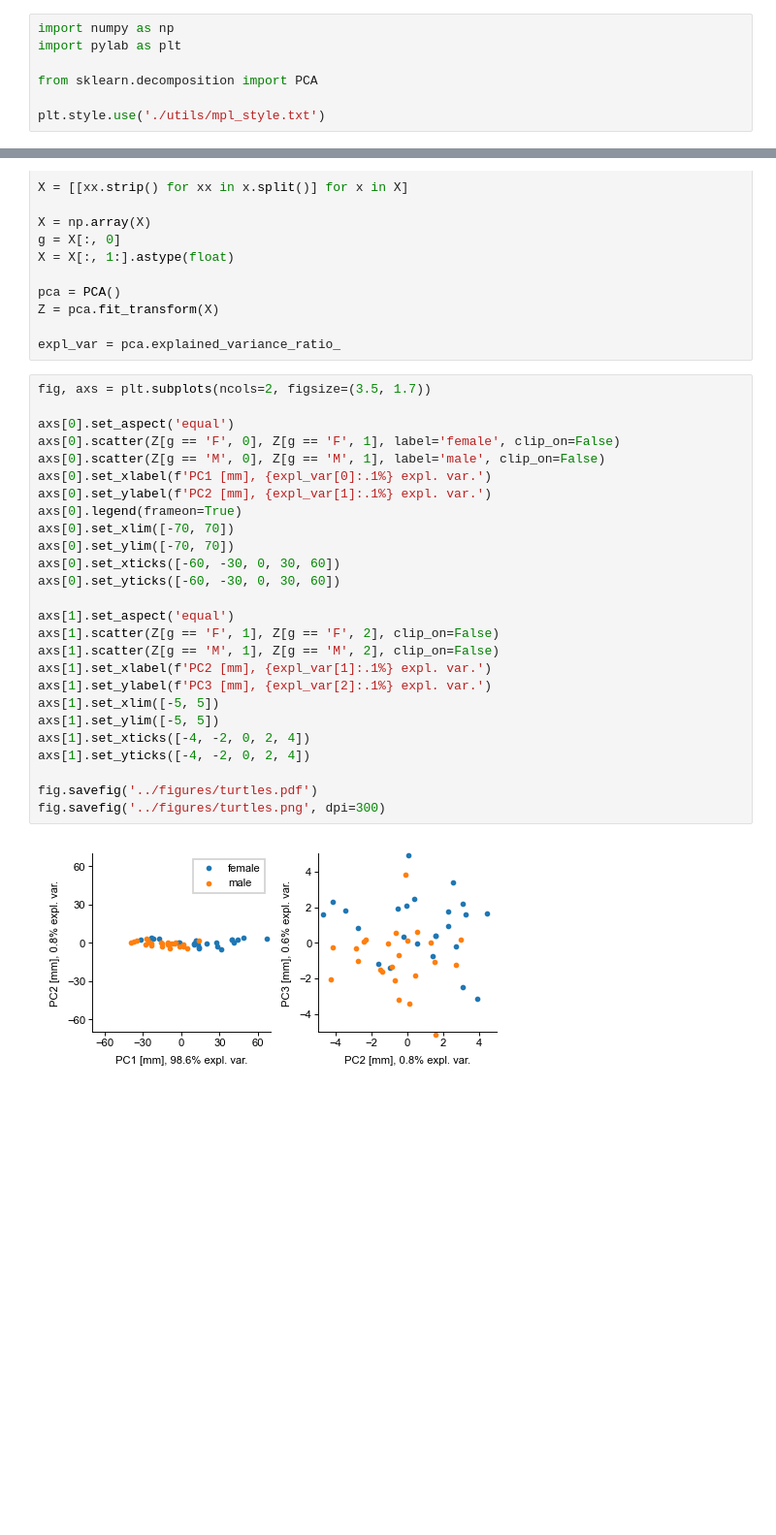
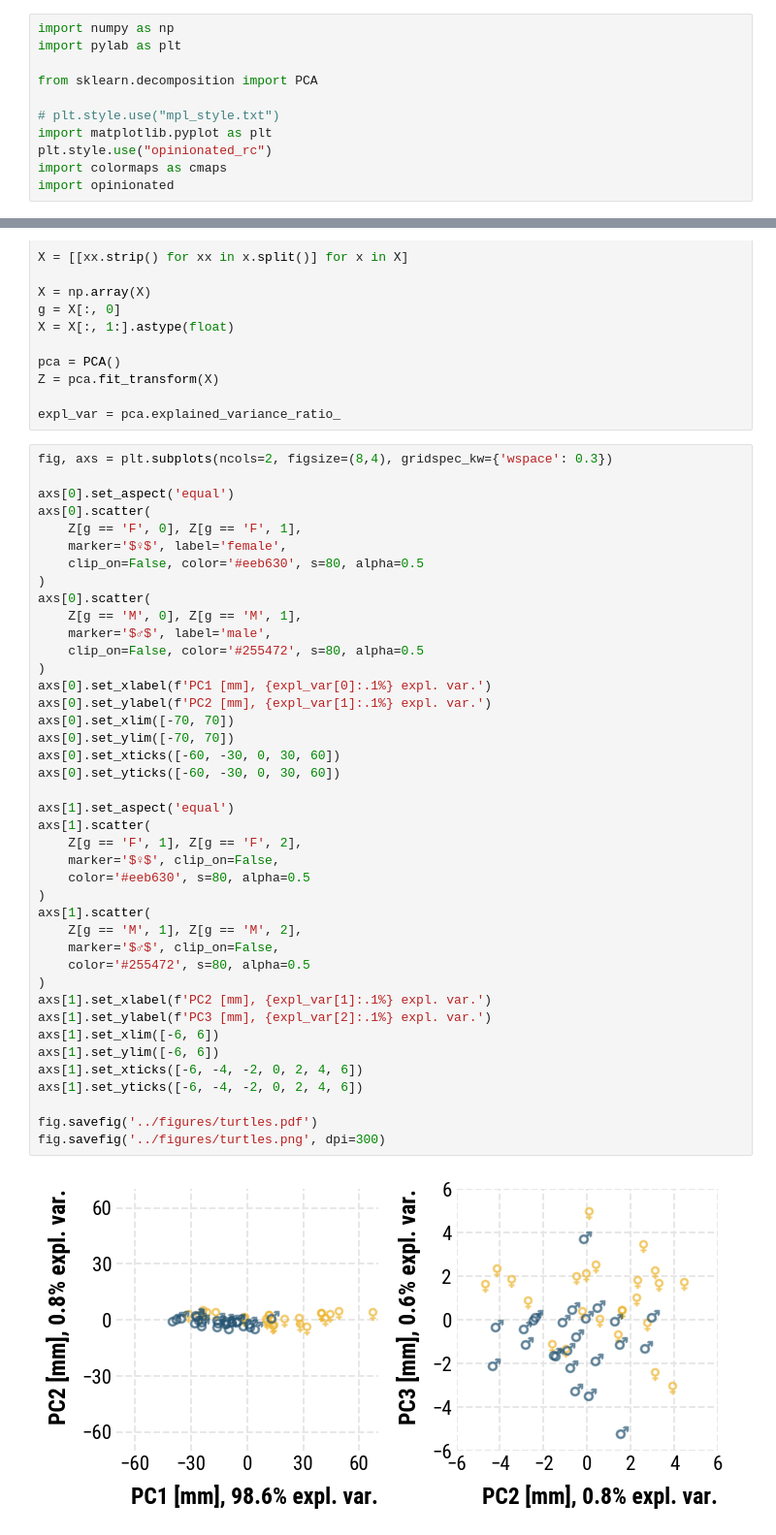
Before and after one commit to dkobak/low-dim-embeddings-review, a Jupyter notebook: code/turtles.ipynb, the cells around one changed output, grey strips where cells are left out. Shown at 97% size. Drawn from its saved outputs; the diff is of its cells as text; blank space fills up the shorter version.

Commit message:
Updated turtle-graphics

```diff
--- a/code/turtles.ipynb
+++ b/code/turtles.ipynb
@@ -7,7 +7,11 @@ import pylab as plt
 
 from sklearn.decomposition import PCA
 
-plt.style.use('./utils/mpl_style.txt')
+# plt.style.use("mpl_style.txt")
+import matplotlib.pyplot as plt
+plt.style.use("opinionated_rc")
+import colormaps as cmaps
+import opinionated
 # %%
 X = '''F     98    81     38
   F    103    84     38
@@ -69,30 +73,45 @@ Z = pca.fit_transform(X)
 
 expl_var = pca.explained_variance_ratio_
 # %%
-fig, axs = plt.subplots(ncols=2, figsize=(3.5, 1.7))
+fig, axs = plt.subplots(ncols=2, figsize=(8,4), gridspec_kw={'wspace': 0.3})
 
 axs[0].set_aspect('equal')
-axs[0].scatter(Z[g == 'F', 0], Z[g == 'F', 1], label='female', clip_on=False)
-axs[0].scatter(Z[g == 'M', 0], Z[g == 'M', 1], label='male', clip_on=False)
+axs[0].scatter(
+    Z[g == 'F', 0], Z[g == 'F', 1],
+    marker='$♀$', label='female',
+    clip_on=False, color='#eeb630', s=80, alpha=0.5
+)
+axs[0].scatter(
+    Z[g == 'M', 0], Z[g == 'M', 1],
+    marker='$♂$', label='male',
+    clip_on=False, color='#255472', s=80, alpha=0.5
+)
 axs[0].set_xlabel(f'PC1 [mm], {expl_var[0]:.1%} expl. var.')
 axs[0].set_ylabel(f'PC2 [mm], {expl_var[1]:.1%} expl. var.')
-axs[0].legend(frameon=True)
 axs[0].set_xlim([-70, 70])
 axs[0].set_ylim([-70, 70])
 axs[0].set_xticks([-60, -30, 0, 30, 60])
 axs[0].set_yticks([-60, -30, 0, 30, 60])
 
 axs[1].set_aspect('equal')
-axs[1].scatter(Z[g == 'F', 1], Z[g == 'F', 2], clip_on=False)
-axs[1].scatter(Z[g == 'M', 1], Z[g == 'M', 2], clip_on=False)
+axs[1].scatter(
+    Z[g == 'F', 1], Z[g == 'F', 2],
+    marker='$♀$', clip_on=False,
+    color='#eeb630', s=80, alpha=0.5
+)
+axs[1].scatter(
+    Z[g == 'M', 1], Z[g == 'M', 2],
+    marker='$♂$', clip_on=False,
+    color='#255472', s=80, alpha=0.5
+)
 axs[1].set_xlabel(f'PC2 [mm], {expl_var[1]:.1%} expl. var.')
 axs[1].set_ylabel(f'PC3 [mm], {expl_var[2]:.1%} expl. var.')
-axs[1].set_xlim([-5, 5])
-axs[1].set_ylim([-5, 5])
-axs[1].set_xticks([-4, -2, 0, 2, 4])
-axs[1].set_yticks([-4, -2, 0, 2, 4])
+axs[1].set_xlim([-6, 6])
+axs[1].set_ylim([-6, 6])
+axs[1].set_xticks([-6, -4, -2, 0, 2, 4, 6])
+axs[1].set_yticks([-6, -4, -2, 0, 2, 4, 6])
 
 fig.savefig('../figures/turtles.pdf')
 fig.savefig('../figures/turtles.png', dpi=300)
 # %% [output]
-[figure, old version]
+[figure, new version]
```
Also changed, not shown: 2 other files.
